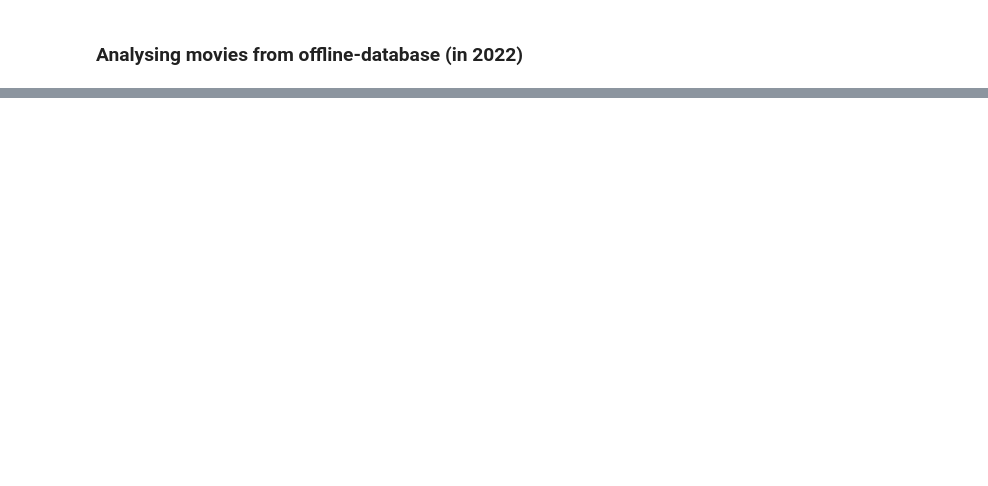
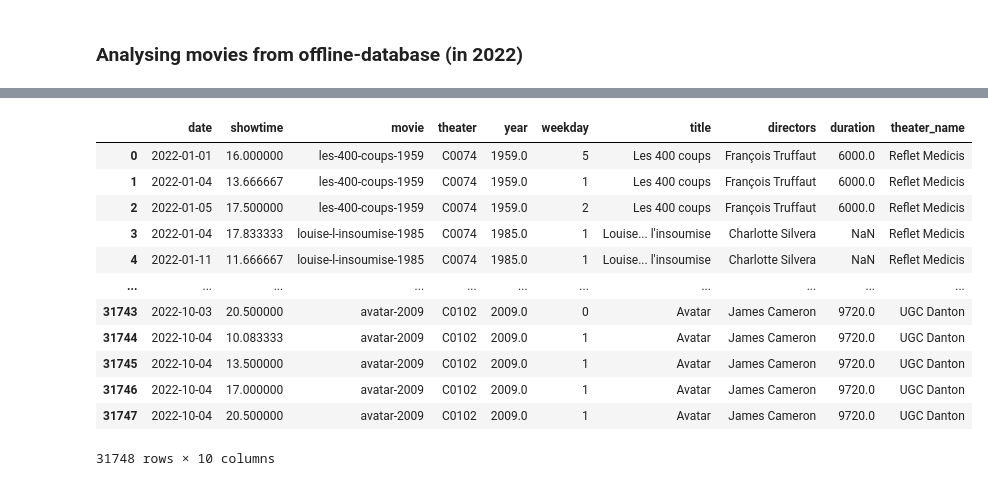
Before and after one commit to leretroprojecteur-user/retro-spective-2022, a Jupyter notebook: notebooks/database operations_ugo.ipynb, the cells around one changed output, grey strips where cells are left out. Cells and saved outputs as stored; diff of their text form; code cells hidden in the pictures; blank space fills up the shorter version.

```diff
--- a/notebooks/database operations_ugo.ipynb
+++ b/notebooks/database operations_ugo.ipynb
@@ -112,0 +168,19 @@ print(data2022)
+# %%
+# screenings["movie_count"] = screenings.groupby('movie')["movie"].transform('count')
+# screenings["movie_count_per_date"] = screenings.groupby('date')["movie"].transform('count')
+# screenings
+df
+# %% [output]
+|  | date | showtime | movie | theater | year | weekday | title | directors | duration | theater_name |
+| 0 | 2022-01-01 | 16.000000 | les-400-coups-1959 | C0074 | 1959.0 | 5 | Les 400 coups | François Truffaut | 6000.0 | Reflet Medicis |
+| 1 | 2022-01-04 | 13.666667 | les-400-coups-1959 | C0074 | 1959.0 | 1 | Les 400 coups | François Truffaut | 6000.0 | Reflet Medicis |
+| 2 | 2022-01-05 | 17.500000 | les-400-coups-1959 | C0074 | 1959.0 | 2 | Les 400 coups | François Truffaut | 6000.0 | Reflet Medicis |
+| 3 | 2022-01-04 | 17.833333 | louise-l-insoumise-1985 | C0074 | 1985.0 | 1 | Louise... l'insoumise | Charlotte Silvera | NaN | Reflet Medicis |
+| 4 | 2022-01-11 | 11.666667 | louise-l-insoumise-1985 | C0074 | 1985.0 | 1 | Louise... l'insoumise | Charlotte Silvera | NaN | Reflet Medicis |
+| ... | ... | ... | ... | ... | ... | ... | ... | ... | ... | ... |
+| 31743 | 2022-10-03 | 20.500000 | avatar-2009 | C0102 | 2009.0 | 0 | Avatar | James Cameron | 9720.0 | UGC Danton |
+| 31744 | 2022-10-04 | 10.083333 | avatar-2009 | C0102 | 2009.0 | 1 | Avatar | James Cameron | 9720.0 | UGC Danton |
+| 31745 | 2022-10-04 | 13.500000 | avatar-2009 | C0102 | 2009.0 | 1 | Avatar | James Cameron | 9720.0 | UGC Danton |
+| 31746 | 2022-10-04 | 17.000000 | avatar-2009 | C0102 | 2009.0 | 1 | Avatar | James Cameron | 9720.0 | UGC Danton |
+| 31747 | 2022-10-04 | 20.500000 | avatar-2009 | C0102 | 2009.0 | 1 | Avatar | James Cameron | 9720.0 | UGC Danton |
+31748 rows × 10 columns
```
Also changed, not shown: parts of 16 cells of this notebook.
